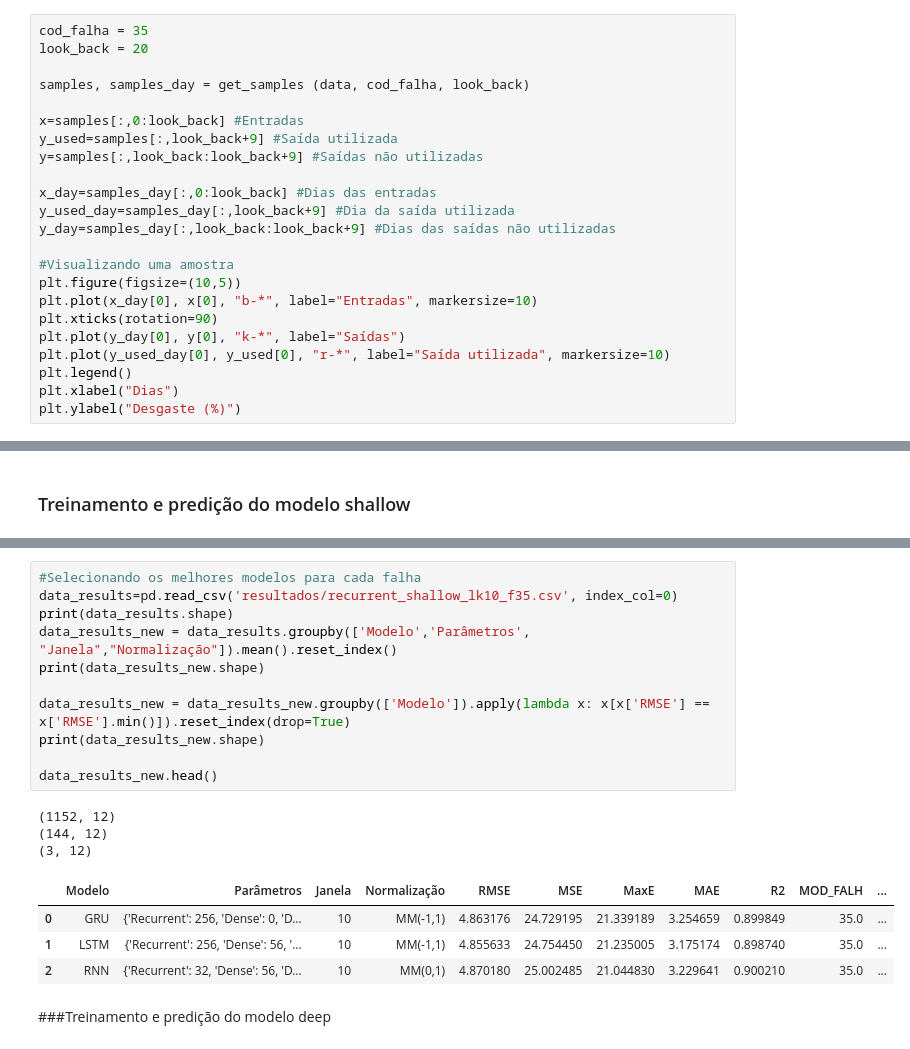
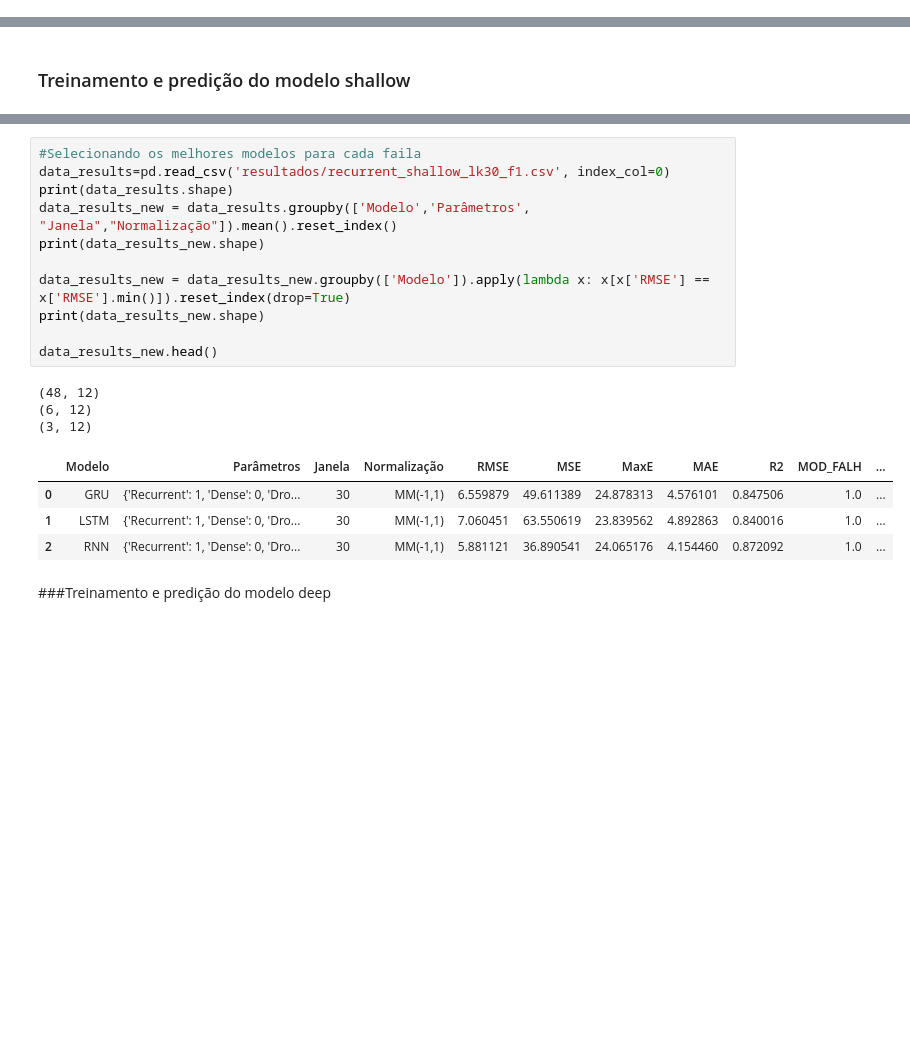
Before and after one commit to allanmattos01/Sefaz, a Jupyter notebook: preprocessing/pre_processamento.ipynb, the cells around one changed output, grey strips where cells are left out. Drawn from its saved outputs; the diff is of its cells as text; blank space fills up the shorter version.

```diff
--- a/preprocessing/pre_processamento.ipynb
+++ b/preprocessing/pre_processamento.ipynb
@@ -331,23 +215,0 @@ def plot_results(y_test, y_pred, air_test):
-# %%
-cod_falha = 35
-look_back = 20
-
-samples, samples_day = get_samples (data, cod_falha, look_back)
-
-x=samples[:,0:look_back] #Entradas
-y_used=samples[:,look_back+9] #Saída utilizada
-y=samples[:,look_back:look_back+9] #Saídas não utilizadas
-
-x_day=samples_day[:,0:look_back] #Dias das entradas
-y_used_day=samples_day[:,look_back+9] #Dia da saída utilizada
-y_day=samples_day[:,look_back:look_back+9] #Dias das saídas não utilizadas
-
-#Visualizando uma amostra
-plt.figure(figsize=(10,5))
-plt.plot(x_day[0], x[0], "b-*", label="Entradas", markersize=10)
-plt.xticks(rotation=90)
-plt.plot(y_day[0], y[0], "k-*", label="Saídas")
-plt.plot(y_used_day[0], y_used[0], "r-*", label="Saída utilizada", markersize=10)
-plt.legend()
-plt.xlabel("Dias")
-plt.ylabel("Desgaste (%)")
@@ -640,24 +504,24 @@ grid_search_recurrent (data, falh, windows98, model_name, n_recurr, n_dense, dro
 # %% [output]
 KeyboardInterrupt: ignored
 # %%
-#Selecionando os melhores modelos para cada falha
-data_results=pd.read_csv('resultados/recurrent_shallow_lk10_f35.csv', index_col=0)
+#Selecionando os melhores modelos para cada faila
+data_results=pd.read_csv('resultados/recurrent_shallow_lk30_f1.csv', index_col=0)
 print(data_results.shape)
 data_results_new = data_results.groupby(['Modelo','Parâmetros', "Janela","Normalização"]).mean().reset_index()
 print(data_results_new.shape)
 
 data_results_new = data_results_new.groupby(['Modelo']).apply(lambda x: x[x['RMSE'] == x['RMSE'].min()]).reset_index(drop=True)
 print(data_results_new.shape)
 
 data_results_new.head()
 # %% [output]
-(1152, 12)
-(144, 12)
+(48, 12)
+(6, 12)
 (3, 12)
 |  | Modelo | Parâmetros | Janela | Normalização | RMSE | MSE | MaxE | MAE | R2 | MOD_FALH | ... |
-| 0 | GRU | {'Recurrent': 256, 'Dense': 0, 'D... | 10 | MM(-1,1) | 4.863176 | 24.729195 | 21.339189 | 3.254659 | 0.899849 | 35.0 | ... |
-| 1 | LSTM | {'Recurrent': 256, 'Dense': 56, '... | 10 | MM(-1,1) | 4.855633 | 24.754450 | 21.235005 | 3.175174 | 0.898740 | 35.0 | ... |
-| 2 | RNN | {'Recurrent': 32, 'Dense': 56, 'D... | 10 | MM(0,1) | 4.870180 | 25.002485 | 21.044830 | 3.229641 | 0.900210 | 35.0 | ... |
+| 0 | GRU | {'Recurrent': 1, 'Dense': 0, 'Dro... | 30 | MM(-1,1) | 6.559879 | 49.611389 | 24.878313 | 4.576101 | 0.847506 | 1.0 | ... |
+| 1 | LSTM | {'Recurrent': 1, 'Dense': 0, 'Dro... | 30 | MM(-1,1) | 7.060451 | 63.550619 | 23.839562 | 4.892863 | 0.840016 | 1.0 | ... |
+| 2 | RNN | {'Recurrent': 1, 'Dense': 0, 'Dro... | 30 | MM(-1,1) | 5.881121 | 36.890541 | 24.065176 | 4.154460 | 0.872092 | 1.0 | ... |
 # %% [markdown]
 ###Treinamento e predição do modelo deep
 # %%
```
Also changed, not shown: parts of 67 cells of this notebook.
